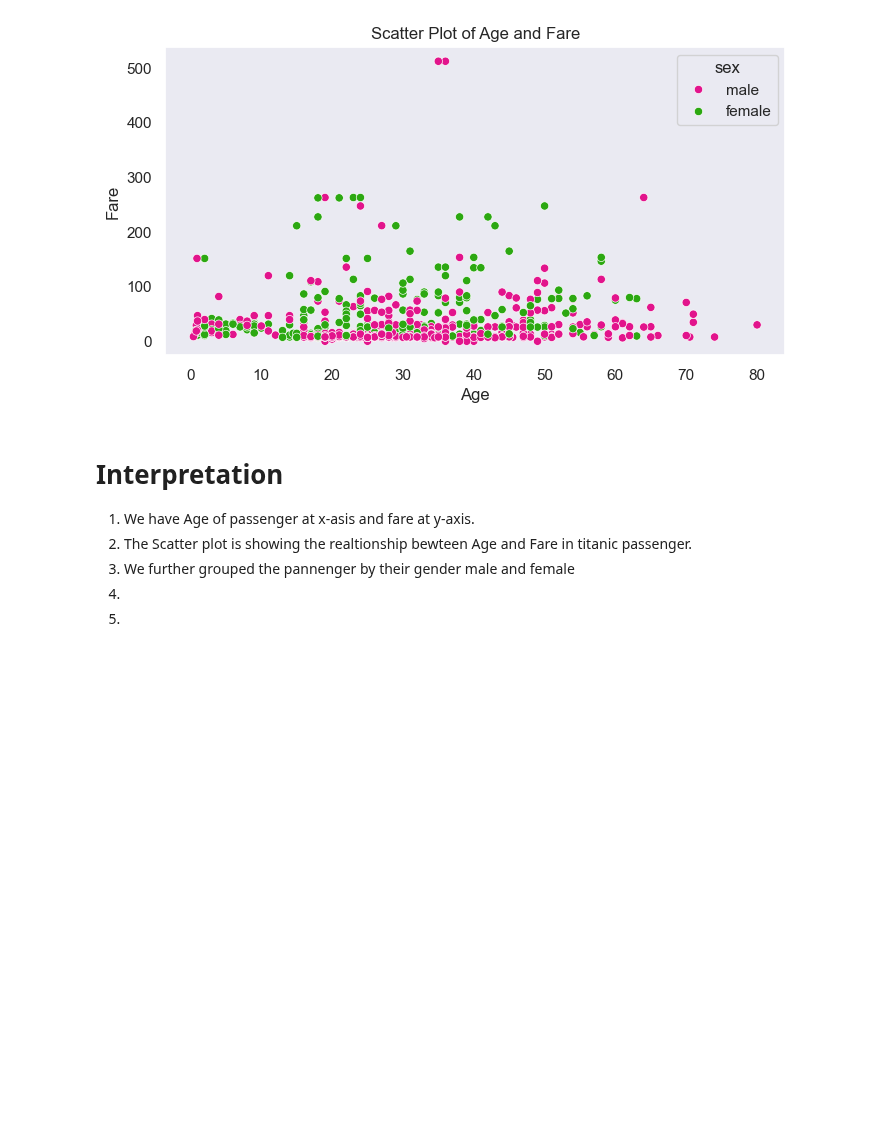
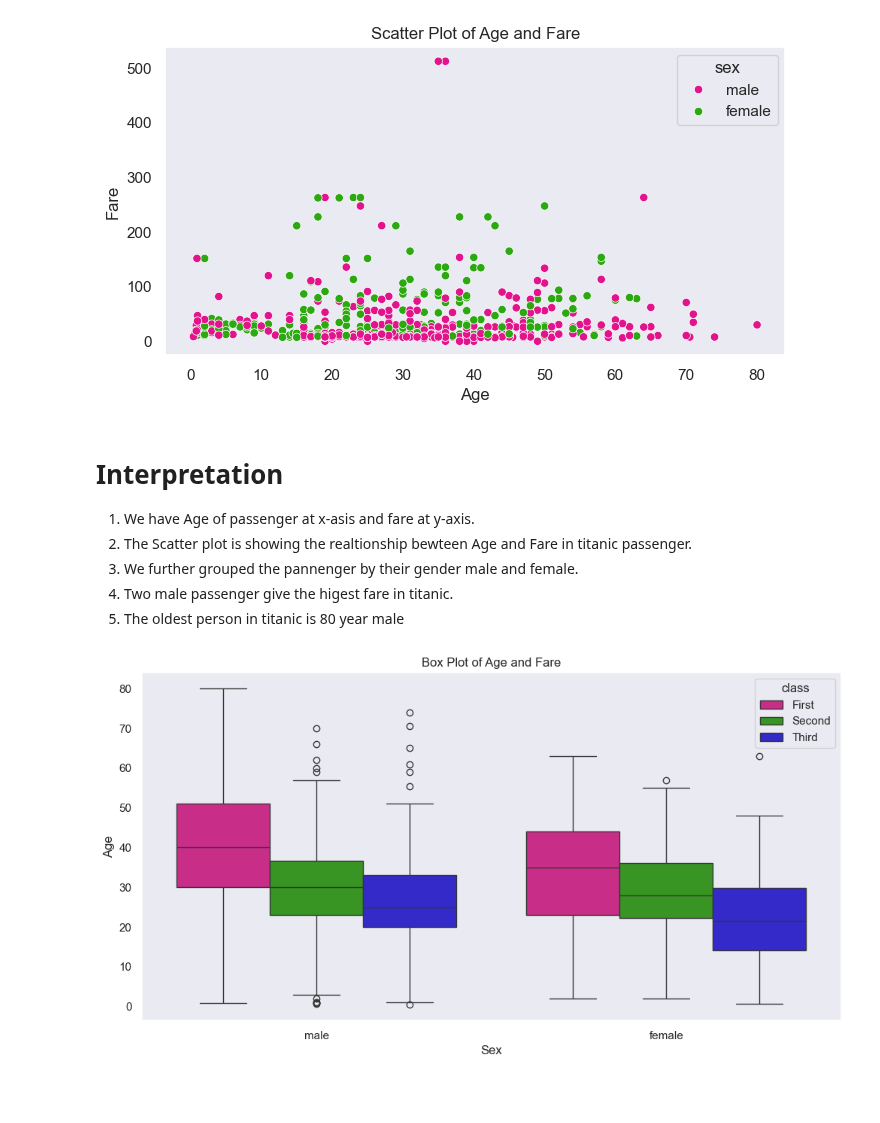
Before and after one commit to shahahmad-dev/exploratory-data-analysis, a Jupyter notebook: 07_ploting_seabron.ipynb, the cells around one changed output. Drawn from its saved outputs; the diff is of its cells as text; code cells hidden in the pictures; blank space fills up the shorter version.

Commit message:
Add grouped box plot for age by sex & class with custom colors and export to PNG/SVG formats

```diff
--- a/07_ploting_seabron.ipynb
+++ b/07_ploting_seabron.ipynb
@@ -64,8 +64,34 @@ plt.savefig('output folder/Scatter-plot.svg', dpi=300)
 # Interpretation
 1. We have Age of passenger at  x-asis and fare at y-axis.
 2. The Scatter plot is showing the realtionship bewteen Age and Fare in titanic passenger.
-3. We further grouped the pannenger by their gender male and female
-4.
-5.
+3. We further grouped the pannenger by their gender male and female.
+4. Two male passenger give the higest fare in titanic.
+5. The oldest person in titanic is 80 year male
+# %%
+# box plot
+sns.set_theme(style='dark')
+plt.figure(figsize=(12,6))
+# plt.figure(figsize=(8.27, 11.69)) # A4 page size
+sns.boxplot(
+    data=df,
+    x='sex',
+    y='age',
+    hue='class',
+
+# Chnaging the color of hue
+    palette=["#E2148C", "#2CA811", "#1B10E3"]
+)
+plt.xlabel('Sex')
+plt.ylabel('Age')
+plt.title('Box Plot of Age and Fare')
+
+# saving a plot [dot per inches] in png
+
+plt.savefig('output folder/box-plot.png', dpi=300)
+
+# # saving a file in vector file such as svg file
+plt.savefig('output folder/box-plot.svg', dpi=300)
+# %% [output]
+[figure, added]
 # %% [markdown]
 #
```
